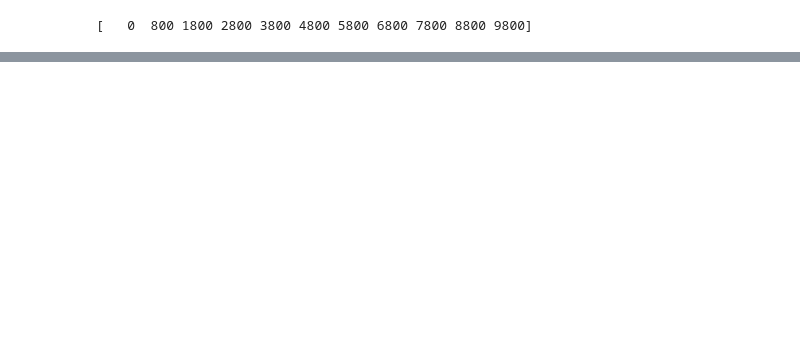
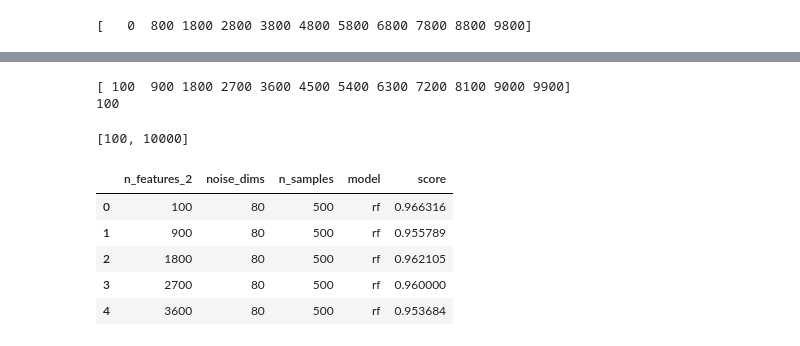
Before and after one commit to neurodata/treeple, a Jupyter notebook: benchmarks_nonasv/bench_multiview_hyppo.ipynb, the cells around one changed output, grey strips where cells are left out. Cells and saved outputs as stored; diff of their text form; code cells hidden in the pictures; blank space fills up the shorter version.

```diff
--- a/benchmarks_nonasv/bench_multiview_hyppo.ipynb
+++ b/benchmarks_nonasv/bench_multiview_hyppo.ipynb
@@ -765 +749,9 @@ print(X0.shape, X1.shape)
+# %%
+n_features_2_list = np.linspace(900, 10_000 - 100, 11, dtype=int)
+n_features_2_list = np.insert(n_features_2_list, 0, 100)
+print(n_features_2_list)
+print(n_repeats)
+# %% [output]
+[ 100  900 1800 2700 3600 4500 5400 6300 7200 8100 9000 9900]
+100
 # %%
@@ -811,0 +822,4 @@ def make_multiviews(
+# %%
+print(n_features_ends)
+# %% [output]
+[100, 10000]
@@ -811,0 +836,9 @@ def make_multiviews(
+# %%
+display(df.head())
+# %% [output]
+|  | n_features_2 | noise_dims | n_samples | model | score |
+| 0 | 100 | 80 | 500 | rf | 0.966316 |
+| 1 | 900 | 80 | 500 | rf | 0.955789 |
+| 2 | 1800 | 80 | 500 | rf | 0.962105 |
+| 3 | 2700 | 80 | 500 | rf | 0.960000 |
+| 4 | 3600 | 80 | 500 | rf | 0.953684 |
```
Also changed, not shown: parts of 24 cells of this notebook, 14 other files.
